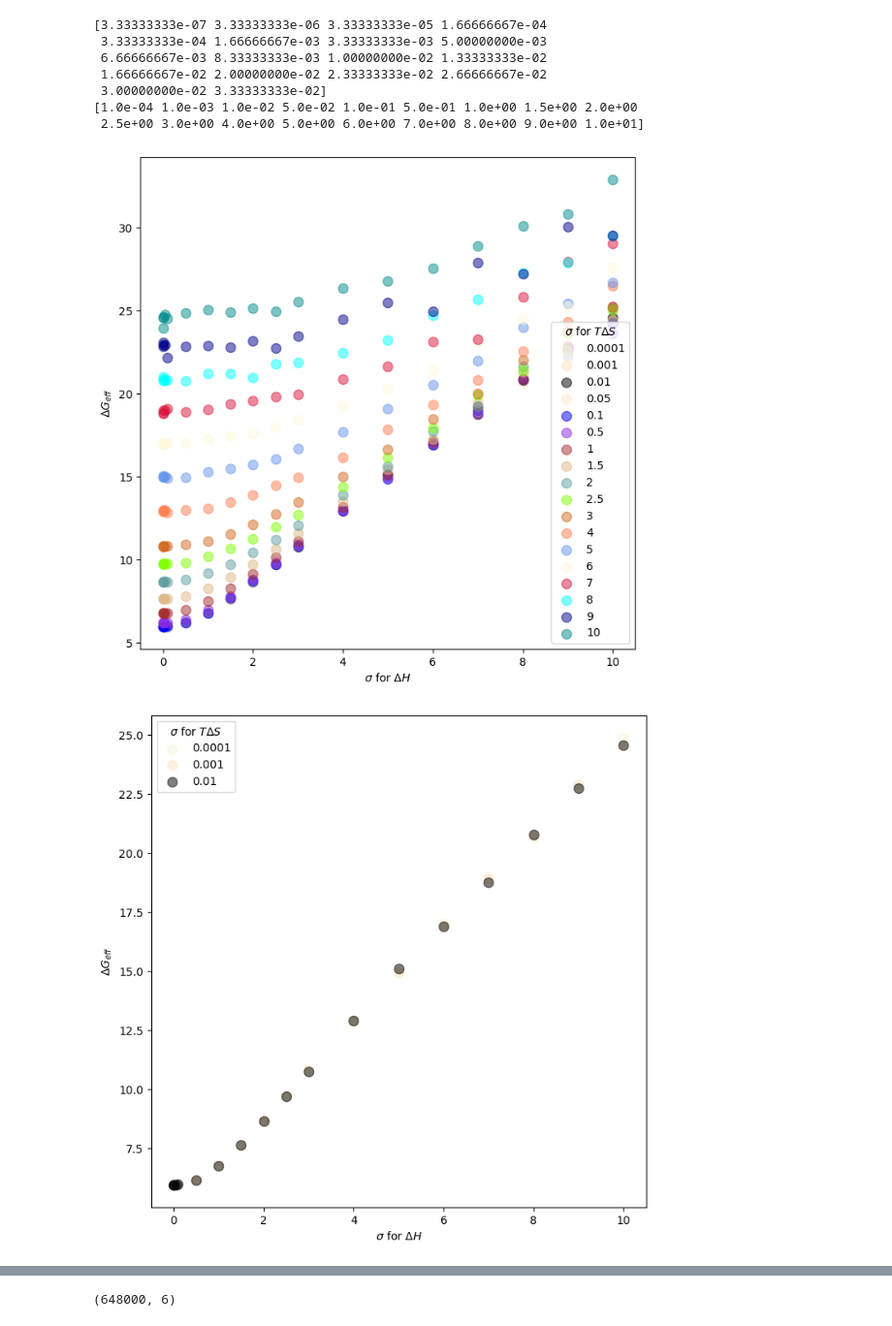
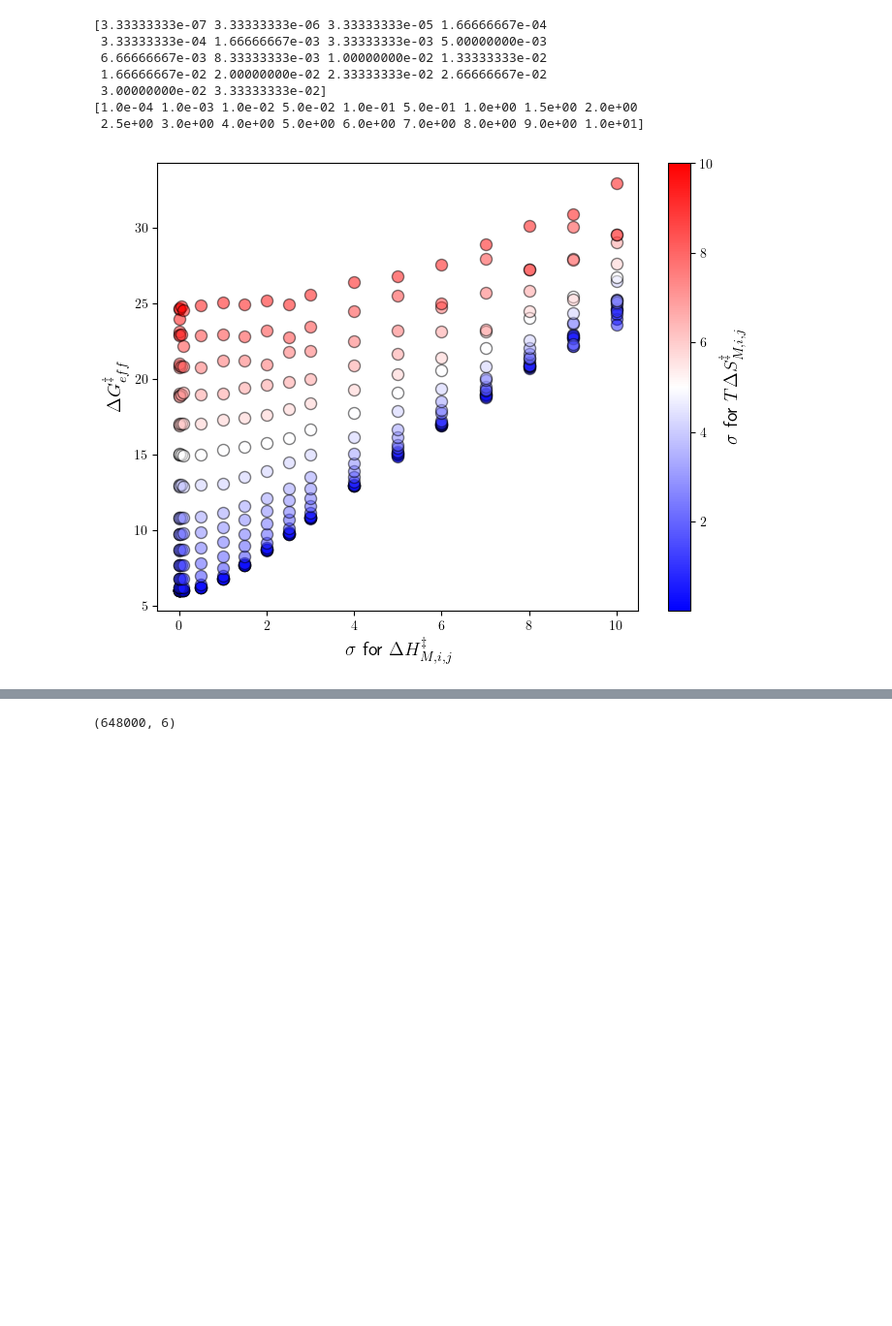
Before and after one commit to schwinns/eyring_model, a Jupyter notebook: barrier_variance.ipynb, the cells around one changed output, grey strips where cells are left out. Shown at 97% size. Drawn from its saved outputs; the diff is of its cells as text; code cells hidden in the pictures; blank space fills up the shorter version.

Commit message:
updating figures and calculating prob of small max equal most perm

```diff
--- a/barrier_variance.ipynb
+++ b/barrier_variance.ipynb
@@ -6,6 +6,7 @@ import matplotlib.colors as mcolors
 import matplotlib as mpl
 import numpy as np
 from tqdm import tqdm
+plt.rcParams['text.usetex'] = True
 # %%
 df = pd.read_csv('barrier_variance.csv')
 print(df.shape)
@@ -43,31 +44,32 @@ print(dH_sigs)
 [1.0e-04 1.0e-03 1.0e-02 5.0e-02 1.0e-01 5.0e-01 1.0e+00 1.5e+00 2.0e+00
  2.5e+00 3.0e+00 4.0e+00 5.0e+00 6.0e+00 7.0e+00 8.0e+00 9.0e+00 1.0e+01]
 # %%
-colors = [c for c in mcolors.CSS4_COLORS.keys()][5:]
+cmap = mpl.cm.bwr
 
-fig, ax = plt.subplots(1,1, figsize=(8,8))
+fig, ax = plt.subplots(1,1, figsize=(8,6))
 
 for i,s in enumerate(dS_sigs):
     df1 = df[df['dS sigma'] == s]
-    # ax.set_yscale('log')
-    ax.scatter(df1['dH sigma'], df1['effective barrier'], s=75, edgecolor=None,
-               label=f'{s*300:.4g}', color=colors[i], alpha=0.5)
+    s_scaled = (s - dS_sigs.min()) / (dS_sigs.max() - dS_sigs.min())
+    ax.scatter(df1['dH sigma'], df1['effective barrier'], s=75, edgecolor='k',
+               label=f'{s*300:.4g}', color=cmap(s_scaled), alpha=0.5)
 
-ax.set_xlabel('$\sigma$ for $\Delta H$')
-ax.set_ylabel('$\Delta G_{eff}$')
-ax.legend(title='$\sigma$ for $T\Delta S$');
+cb = fig.colorbar(plt.cm.ScalarMappable(norm=mcolors.Normalize(300*dS_sigs.min(),300*dS_sigs.max()), cmap=cmap), ax=ax)
+cb.set_label(label='$\sigma$ for $T \Delta S_{M,i,j}^{\ddag}$', fontsize=14)
+ax.set_xlabel('$\sigma$ for $\Delta H_{M,i,j}^{\ddag}$', fontsize=14)
+ax.set_ylabel('$\Delta G_{eff}^{\ddag}$', fontsize=14)
+fig.savefig('figs/effective_barrier_vs_sigma_H.png')
 
 
-fig, ax = plt.subplots(1,1, figsize=(8,8))
+# fig, ax = plt.subplots(1,1, figsize=(8,8))
 
-for i,s in enumerate(dS_sigs[:3]):
-    df1 = df[df['dS sigma'] == s]
-    ax.scatter(df1['dH sigma'], df1['effective barrier'], s=75, edgecolor=None,
-               label=f'{s*300:.4g}', color=colors[i], alpha=0.5)
+# for i,s in enumerate(dS_sigs[:3]):
+#     df1 = df[df['dS sigma'] == s]
+#     ax.scatter(df1['dH sigma'], df1['effective barrier'], s=75, edgecolor=None,
+#                label=f'{s*300:.4g}', color=colors[i], alpha=0.5)
 
-ax.set_xlabel('$\sigma$ for $\Delta H$')
-ax.set_ylabel('$\Delta G_{eff}$')
-ax.legend(title='$\sigma$ for $T\Delta S$');
+# ax.set_xlabel('$\sigma$ for $\Delta H$')
+# ax.set_ylabel('$\Delta G_{eff}$')
+# ax.legend(title='$\sigma$ for $T\Delta S$');
 # %% [output]
-[figure, old version]
+[figure, new version]
-[figure, removed]
```
Also changed, not shown: parts of 5 cells of this notebook, 10 other files.
